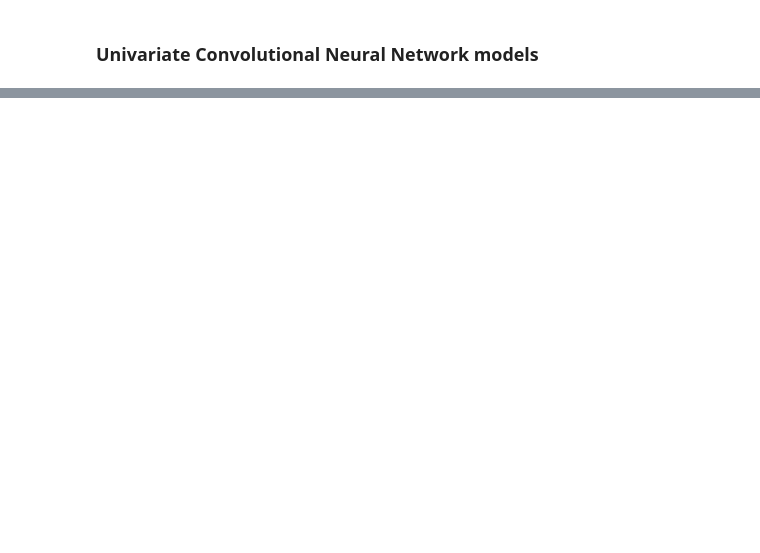
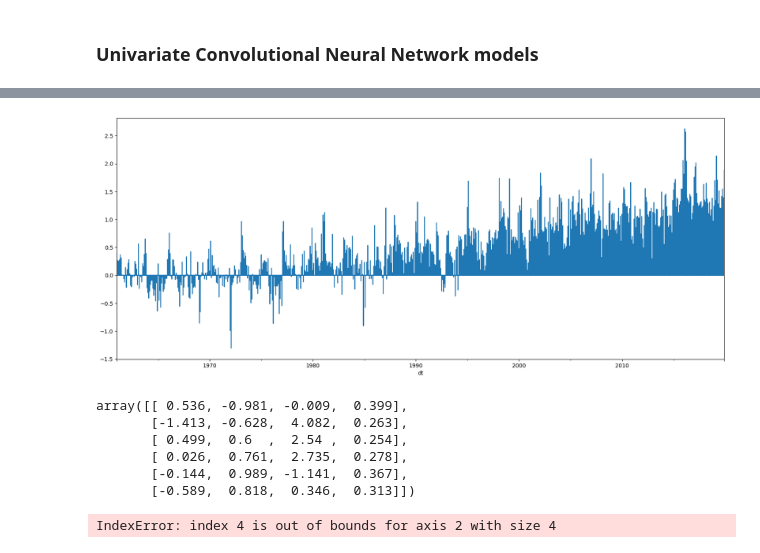
Before and after one commit to PataBasket/AppliedInformatics, a Jupyter notebook: YutaHirahata-07-04.ipynb, the cells around one changed output, grey strips where cells are left out. Drawn from its saved outputs; the diff is of its cells as text; code cells hidden in the pictures; blank space fills up the shorter version.

```diff
--- a/YutaHirahata-07-04.ipynb
+++ b/YutaHirahata-07-04.ipynb
@@ -2080,0 +2079,7 @@ results
+# %%
+# Resample the data to daily frequency, aggregating by sum
+df_daily = df.World.resample('D').sum()
+# %%
+df_daily.plot(figsize=(20, 8));
+# %% [output]
+[figure, added]
@@ -2080,0 +2105,17 @@ results
+# %%
+X[0]
+# %% [output]
+array([[ 0.536, -0.981, -0.009,  0.399],
+       [-1.413, -0.628,  4.082,  0.263],
+       [ 0.499,  0.6  ,  2.54 ,  0.254],
+       [ 0.026,  0.761,  2.735,  0.278],
+       [-0.144,  0.989, -1.141,  0.367],
+       [-0.589,  0.818,  0.346,  0.313]])
+# %%
+X1 = X[:, :, 0]
+X2 = X[:, :, 1]
+X3 = X[:, :, 2]
+X4 = X[:, :, 3]
+X5 = X[:, :, 4]
+# %% [output]
+IndexError: index 4 is out of bounds for axis 2 with size 4
```
Also changed, not shown: parts of 18 cells of this notebook, 2 other files.
